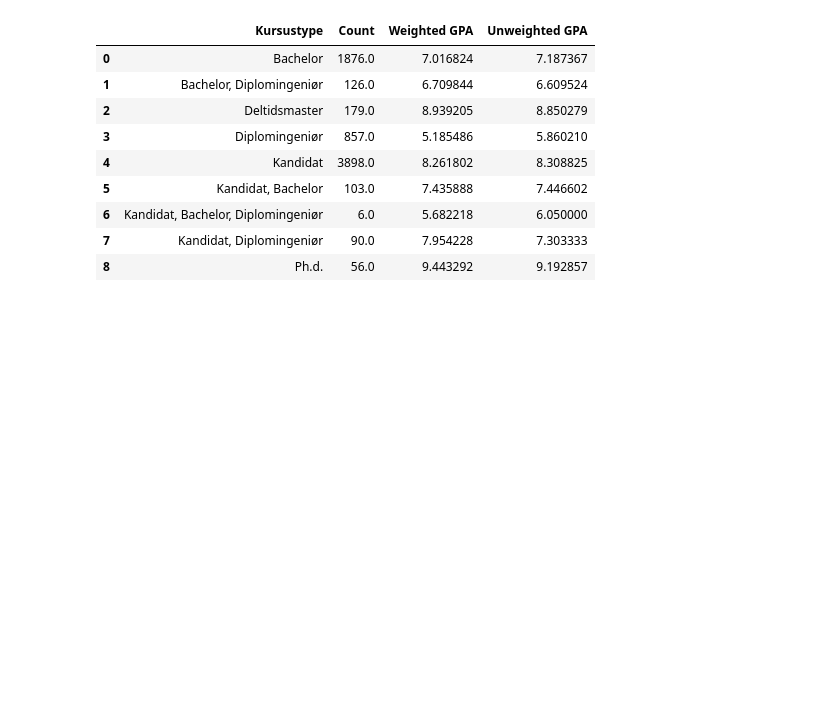
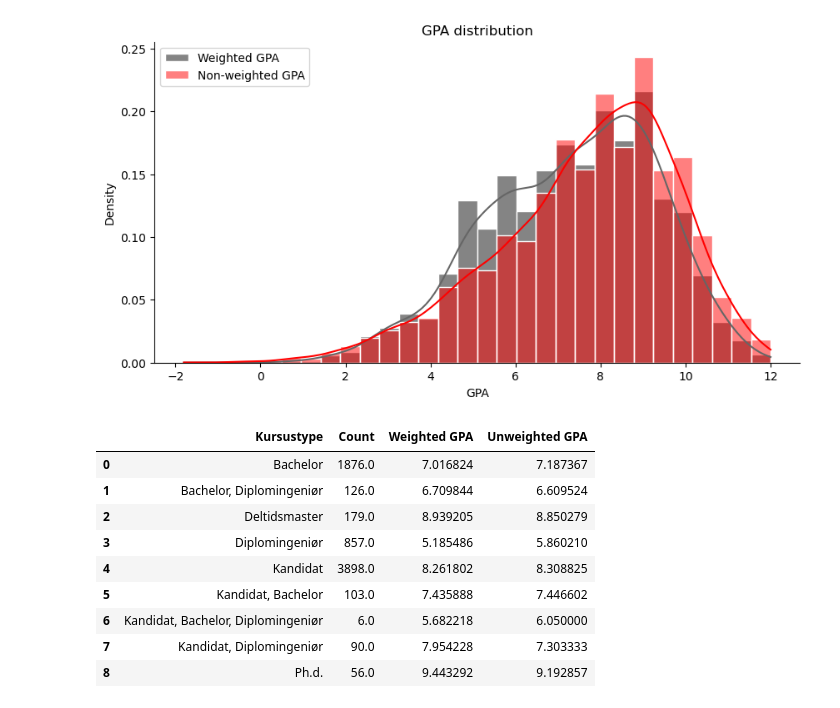
Before and after one commit to fmb622/isds2024exam, a Jupyter notebook: plots.ipynb, the cells around one changed output. Saved outputs shown, nothing was run; the diff lists cells and outputs as text; code cells hidden in the pictures; blank space fills up the shorter version.

```diff
--- a/plots.ipynb
+++ b/plots.ipynb
@@ -31,3 +51,32 @@ sns.regplot(y='Eksamensgennemsnit', x='Fremmødte', data=df)
+# %%
+# Ensure 'Eksamensgennemsnit' is treated as a string first, then convert
+df['Eksamensgennemsnit'] = df['Eksamensgennemsnit'].astype(str).str.replace(',', '.').astype(float)
+
+# Set up the figure and axis
+fig, ax = plt.subplots(figsize=(10, 5))
+
+# Plot the weighted GPA distribution with grey borders and less transparency
+sns.histplot(data=df, x='Eksamensgennemsnit', weights='Fremmødte', kde=True, ax=ax, color='0.4', bins=30,
+             stat='density', label='Weighted GPA', edgecolor='1', alpha=0.8)
+
+# Plot the non-weighted GPA distribution with grey borders and less transparency
+sns.histplot(data=df, x='Eksamensgennemsnit', kde=True, ax=ax, color='red', bins=30,
+             stat='density', label='Non-weighted GPA', edgecolor='1', alpha=0.5)
+
+# Remove the top and right spines
+ax.spines['top'].set_visible(False)
+ax.spines['right'].set_visible(False)
+
+# Add legend and title
+plt.legend()
+ax.set_title("GPA distribution")
+plt.xlabel('GPA')
+
+# Show the plot
+plt.savefig('figure2.png')
+plt.show()
+# %% [output]
+[figure, added]
 # %%
 # Ensure the necessary columns are numeric
 df['Fremmødte'] = pd.to_numeric(df['Fremmødte'], errors='coerce')
```
Also changed, not shown: parts of 1 cell of this notebook, 2 other files.
